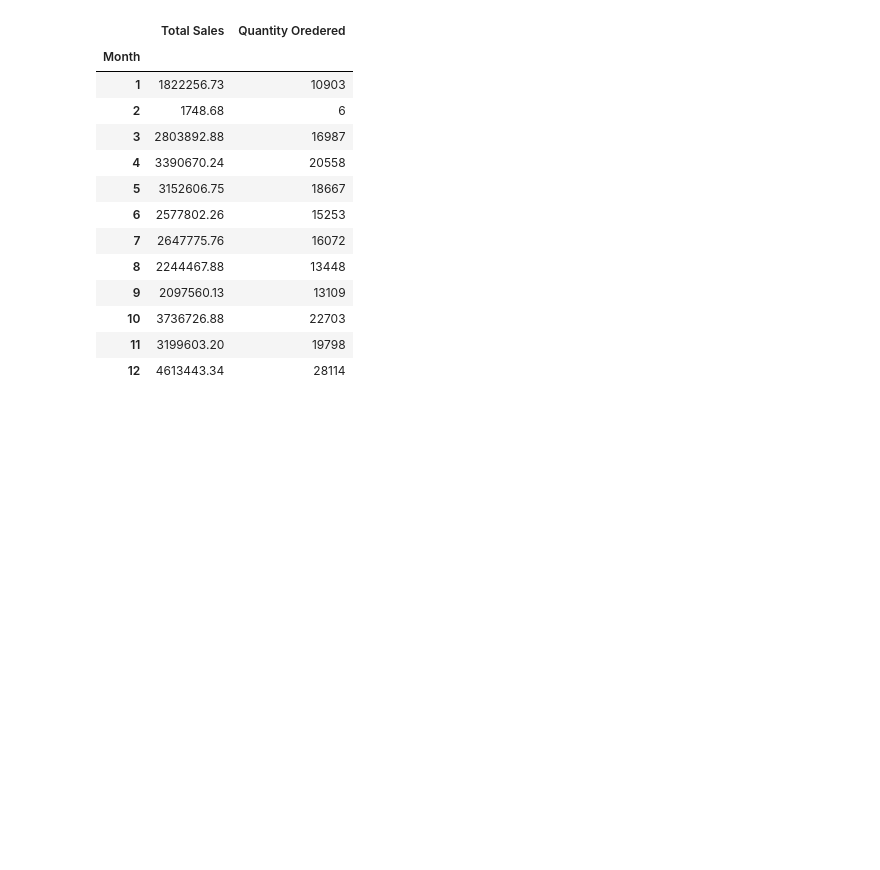
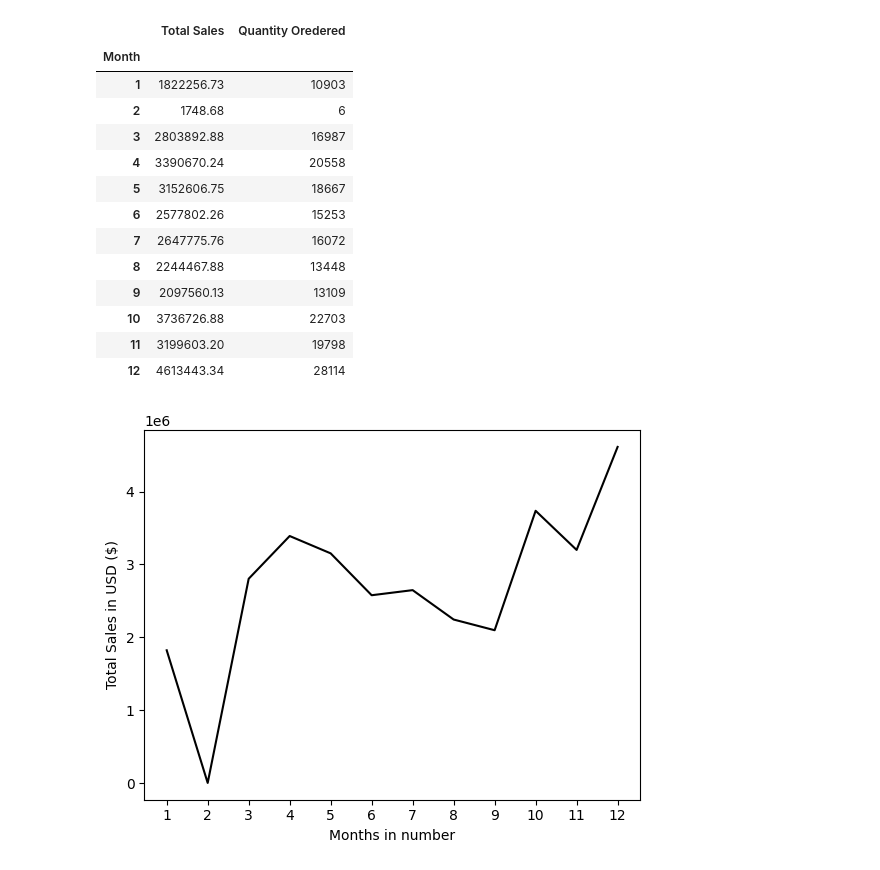
Before and after one commit to kojowiafe-dev/sales_data_analysis, a Jupyter notebook: Sales_Analysis.ipynb, the cells around one changed output. Drawn from its saved outputs; the diff is of its cells as text; code cells hidden in the pictures; blank space fills up the shorter version.

```diff
--- a/Sales_Analysis.ipynb
+++ b/Sales_Analysis.ipynb
@@ -164,3 +164,16 @@ results
 | 10 | 3736726.88 | 22703 |
 | 11 | 3199603.20 | 19798 |
 | 12 | 4613443.34 | 28114 |
+# %%
+import matplotlib.pyplot as plt
+
+months = range(1, 13)
+
+plt.plot(months, results['Total Sales'], 'black')
+plt.xlabel('Months in number')
+plt.ylabel('Total Sales in USD ($)')
+plt.xticks(months)
+
+plt.show()
+# %% [output]
+[figure, added]
```
